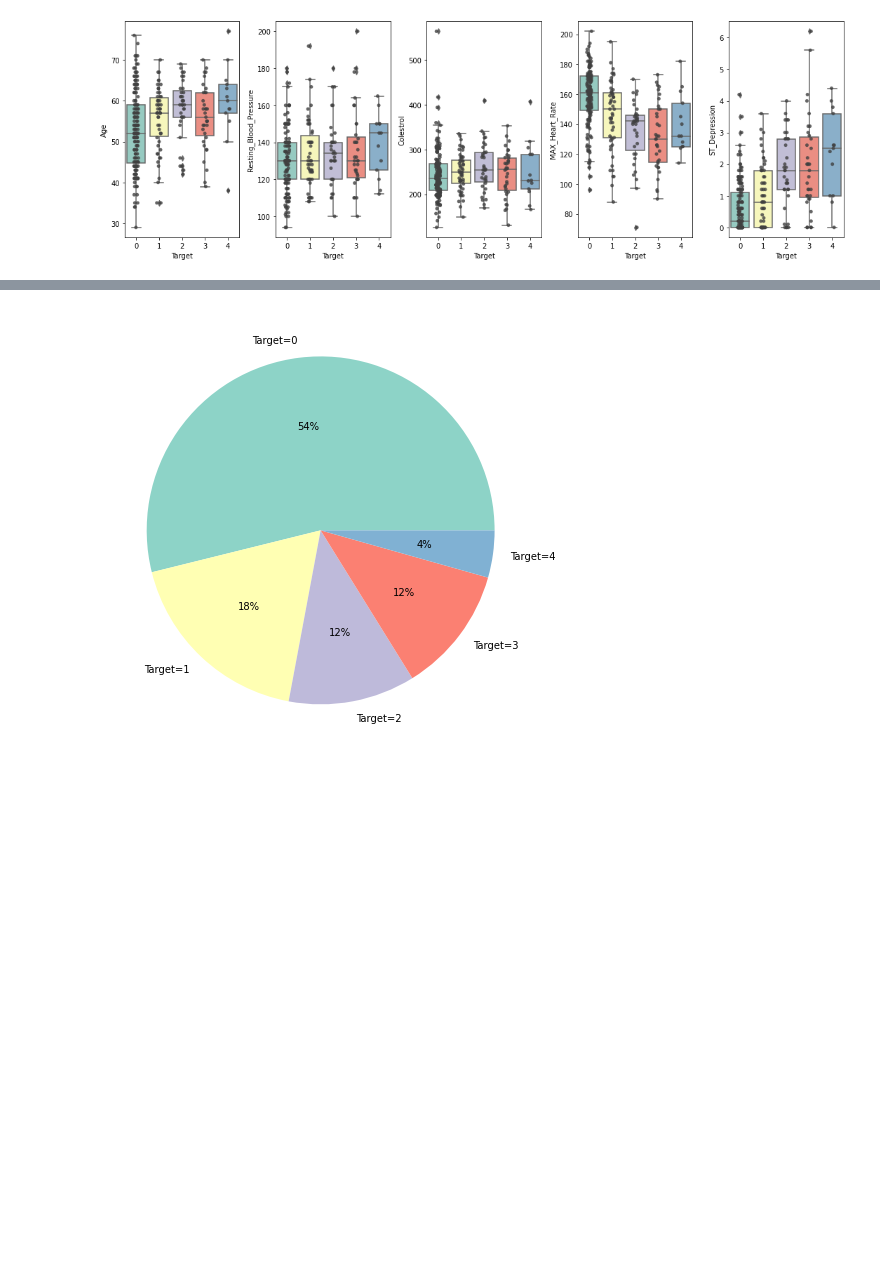
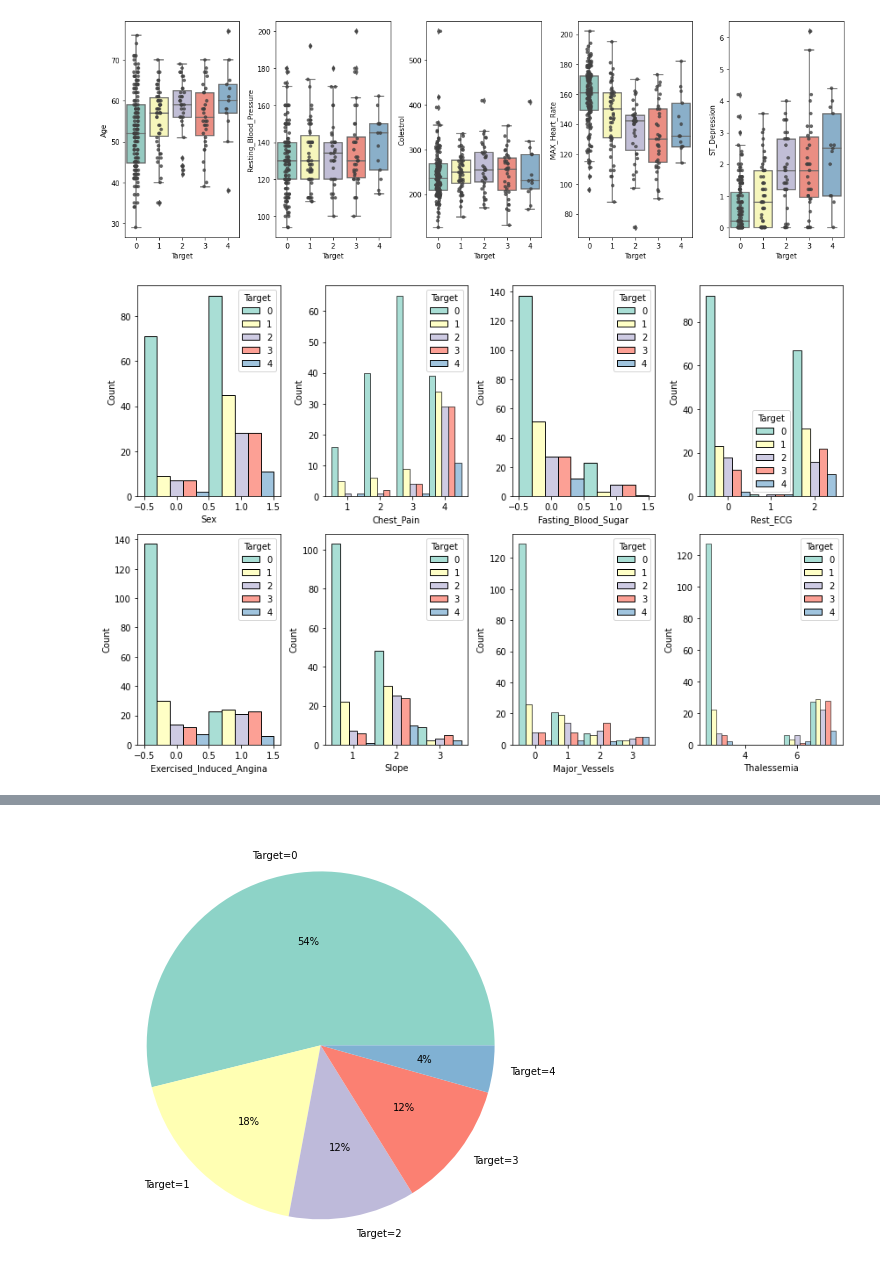
Before and after one commit to annaliu0717/DL2122_Project, a Jupyter notebook: uci_heart_disease_detection.ipynb, the cells around one changed output, grey strips where cells are left out. Drawn from its saved outputs; the diff is of its cells as text; code cells hidden in the pictures; blank space fills up the shorter version.

```diff
--- a/uci_heart_disease_detection.ipynb
+++ b/uci_heart_disease_detection.ipynb
@@ -147,6 +159,15 @@ for i, col in enumerate(cont_features):
 plt.tight_layout()
 # %% [output]
 [figure]
+# %%
+# Histogram of each features in different classes
+fig, axes = plt.subplots(2,4, figsize=(12,8))
+axes = axes.flatten()
+for i, col in enumerate(disc_features[:-1]):
+    sns.histplot(data=data, hue='Target', x=col, ax=axes[i], discrete=True, multiple='dodge',palette="Set3")
+plt.tight_layout()
+# %% [output]
+[figure, added]
 # %%
 colors = sns.color_palette('Set3')
 fig, axes = plt.subplots(2, 4, figsize=(12,8))
```
Also changed, not shown: parts of 32 cells of this notebook.
